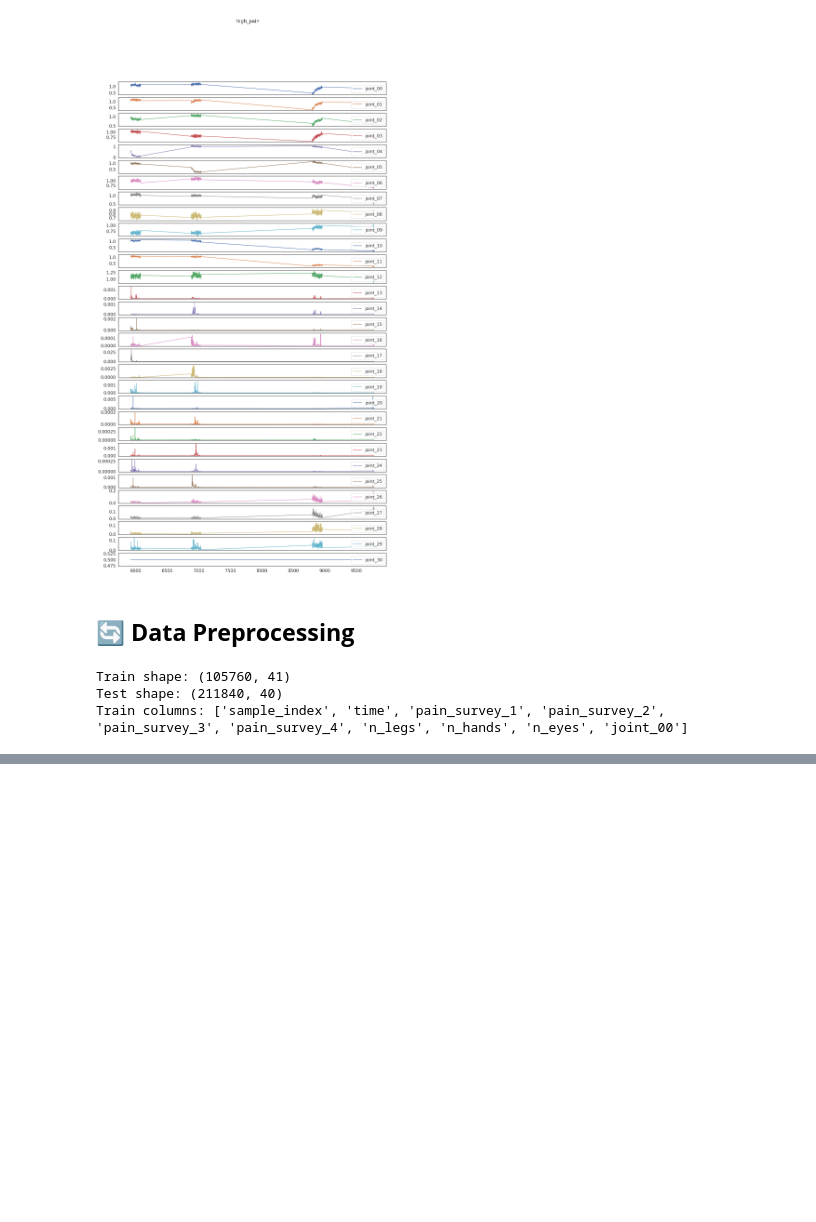
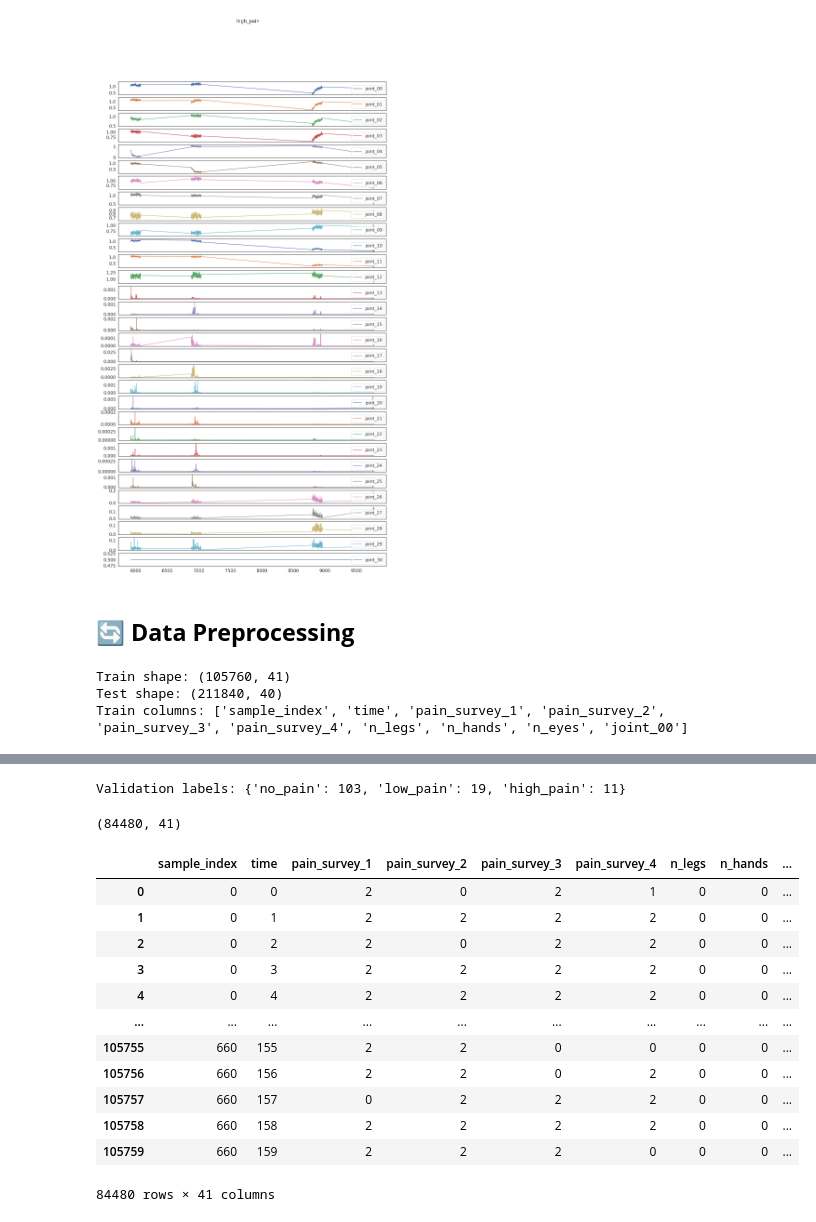
Before and after one commit to cristianobattistini/an2dl, a Jupyter notebook: an2dl1.ipynb, the cells around one changed output, grey strips where cells are left out. Saved outputs shown, nothing was run; the diff lists cells and outputs as text; code cells hidden in the pictures; blank space fills up the shorter version.

```diff
--- a/an2dl1.ipynb
+++ b/an2dl1.ipynb
@@ -320,3 +307,16 @@ print("Train columns:", train_dataset.columns.tolist()[:10])
 Train shape: (105760, 41)
 Test shape: (211840, 40)
 Train columns: ['sample_index', 'time', 'pain_survey_1', 'pain_survey_2', 'pain_survey_3', 'pain_survey_4', 'n_legs', 'n_hands', 'n_eyes', 'joint_00']
+# %%
+unique_samples_indexes = train_dataset['sample_index'].unique()
+y_seq = (train_dataset.groupby("sample_index")["label"].first().reindex(unique_samples_indexes).values)
+train_idxs, val_idxs = train_test_split(unique_samples_indexes, test_size=0.2, random_state=SEED, stratify=y_seq)
+print(f"Train Size: {len(train_idxs)}, Val Size: {len(val_idxs)}, total: {len(train_idxs)+len(val_idxs)}")
+
+# Split the dataset into training, and validation sets based on sample indexes
+df_train = train_dataset[train_dataset['sample_index'].isin(train_idxs)]
+df_val = train_dataset[train_dataset['sample_index'].isin(val_idxs)]
+
+# Print the shapes of the training, validation, and test sets
+print(f'Training set shape: {df_train.shape}')
+print(f'Validation set shape: {df_val.shape}')
@@ -322,0 +342,65 @@ Train columns: ['sample_index', 'time', 'pain_survey_1', 'pain_survey_2', 'pain_
+# %%
+# initialize a dictionary to count occurences of each pain in the validation set
+val_labels = {
+    'no_pain': 0,
+    'low_pain': 0,
+    'high_pain': 0,
+}
+
+
+# count occurences of each pain for unique IDs in the validation set
+for sid in df_val['sample_index'].unique():
+    label = df_val[df_val['sample_index'] == sid]['label'].values[0]
+    val_labels[label] += 1
+
+# Print the distribution of validation labels
+print('Validation labels:', val_labels)
+# %% [output]
+Validation labels: {'no_pain': 103, 'low_pain': 19, 'high_pain': 11}
+# %%
+# Define a mapping of activity names to integer labels
+label_mapping = {
+    'no_pain': 0,
+    'low_pain': 1,
+    'high_pain': 2,
+}
+
+# Map activity names to integers in the training set
+df_train['label'] = df_train['label'].map(label_mapping)
+
+# Map activity names to integers in the validation set
+df_val['label'] = df_val['label'].map(label_mapping)
+# %%
+scale_columns = [col for col in df_train.columns if col.startswith("joint_")]
+
+# calculate the minimum and maximum values from the training data only
+mins = df_train[scale_columns].min()
+maxs = df_train[scale_columns].max()
+
+# apply normalisation to the specified columns in all datasets (training and validation)
+for column in scale_columns:
+
+    # normalise the training set
+    df_train[column] = (df_train[column] - mins[column]) / (maxs[column] - mins[column])
+
+    # normalise the validation set
+    df_val[column] = (df_val[column] - mins[column]) / (maxs[column] - mins[column])
+# %%
+# Display the first five rows of the training DataFrame
+print(df_train.shape)
+df_train
+# %% [output]
+(84480, 41)
+|  | sample_index | time | pain_survey_1 | pain_survey_2 | pain_survey_3 | pain_survey_4 | n_legs | n_hands | ... |
+| 0 | 0 | 0 | 2 | 0 | 2 | 1 | 0 | 0 | ... |
+| 1 | 0 | 1 | 2 | 2 | 2 | 2 | 0 | 0 | ... |
+| 2 | 0 | 2 | 2 | 0 | 2 | 2 | 0 | 0 | ... |
+| 3 | 0 | 3 | 2 | 2 | 2 | 2 | 0 | 0 | ... |
+| 4 | 0 | 4 | 2 | 2 | 2 | 2 | 0 | 0 | ... |
+| ... | ... | ... | ... | ... | ... | ... | ... | ... | ... |
+| 105755 | 660 | 155 | 2 | 2 | 0 | 0 | 0 | 0 | ... |
+| 105756 | 660 | 156 | 2 | 2 | 0 | 2 | 0 | 0 | ... |
+| 105757 | 660 | 157 | 0 | 2 | 2 | 2 | 0 | 0 | ... |
+| 105758 | 660 | 158 | 2 | 2 | 2 | 2 | 0 | 0 | ... |
+| 105759 | 660 | 159 | 2 | 2 | 2 | 0 | 0 | 0 | ... |
+84480 rows × 41 columns
```
Also changed, not shown: parts of 39 cells of this notebook.
